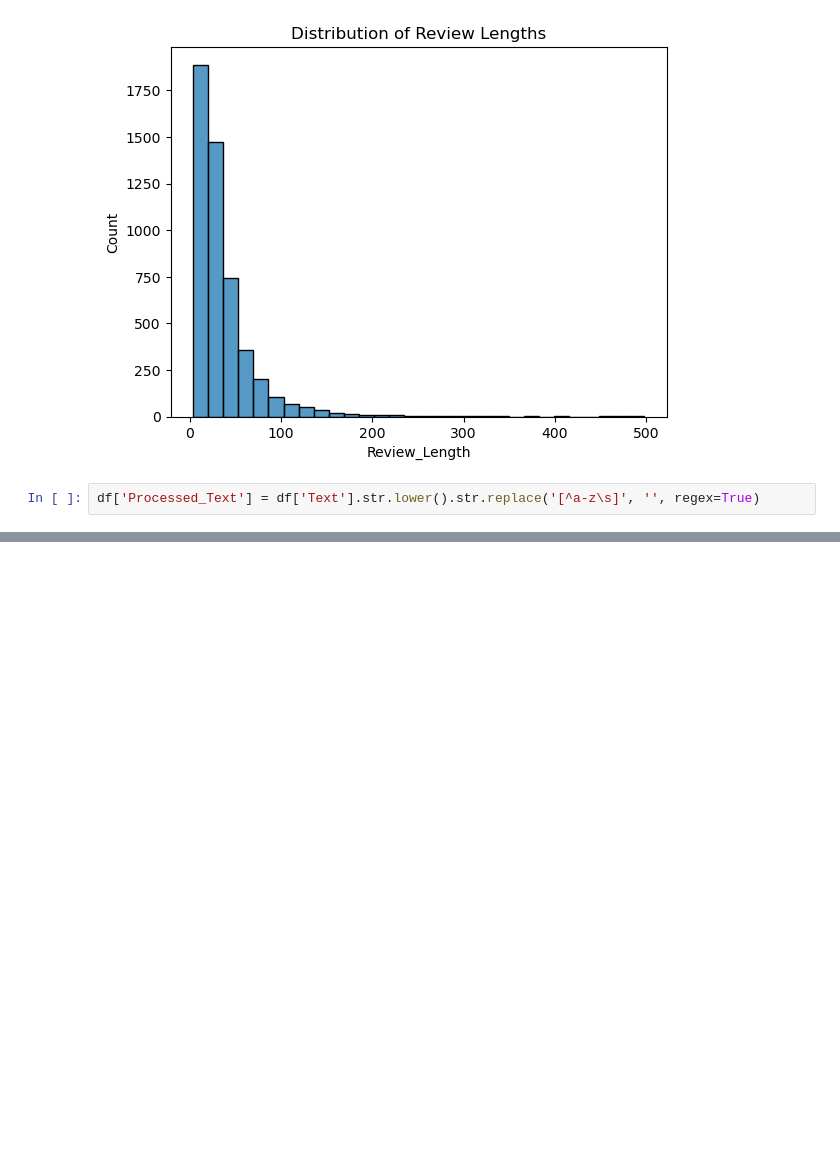
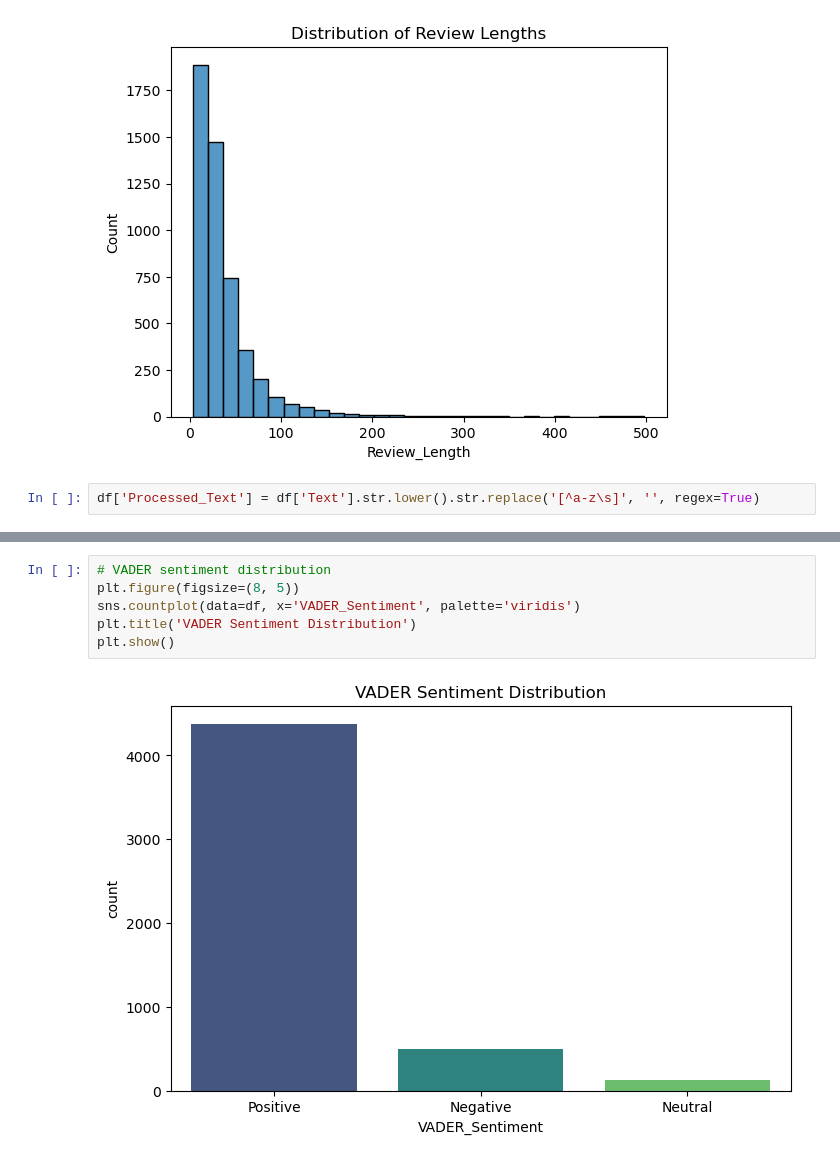
Before and after one commit to Vivek96254/Sentimental_Analysis_Updated, a Jupyter notebook: Sentimental Analysis on Amazon Reviews.ipynb, the cells around one changed output, grey strips where cells are left out. Cells and saved outputs as stored; diff of their text form; blank space fills up the shorter version.

```diff
--- a/Sentimental Analysis on Amazon Reviews.ipynb
+++ b/Sentimental Analysis on Amazon Reviews.ipynb
@@ -289,0 +298,8 @@ plt.show()
+# %%
+# VADER sentiment distribution
+plt.figure(figsize=(8, 5))
+sns.countplot(data=df, x='VADER_Sentiment', palette='viridis')
+plt.title('VADER Sentiment Distribution')
+plt.show()
+# %% [output]
+[figure, added]
```
Also changed, not shown: parts of 8 cells of this notebook.
